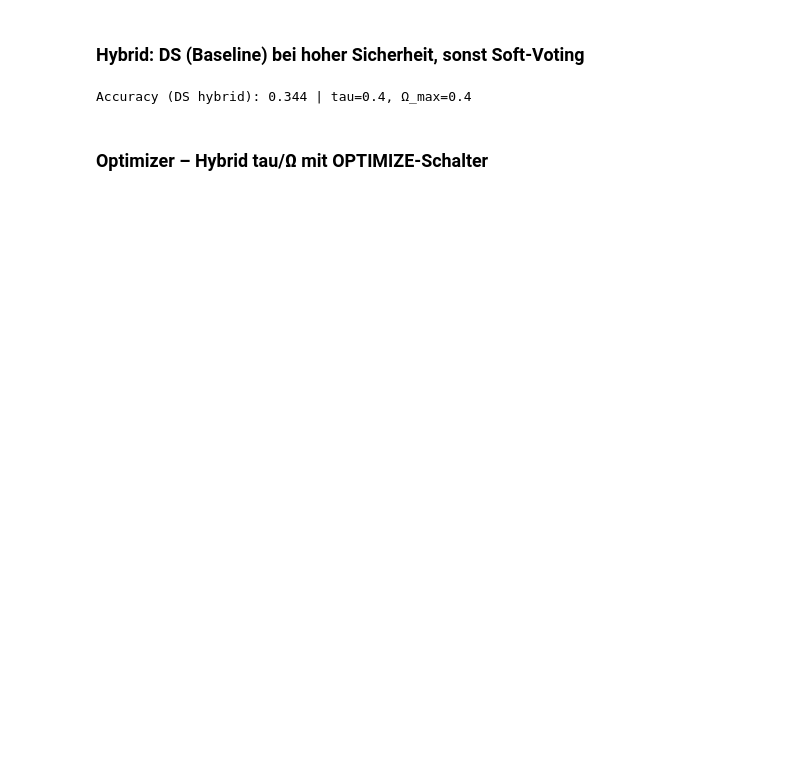
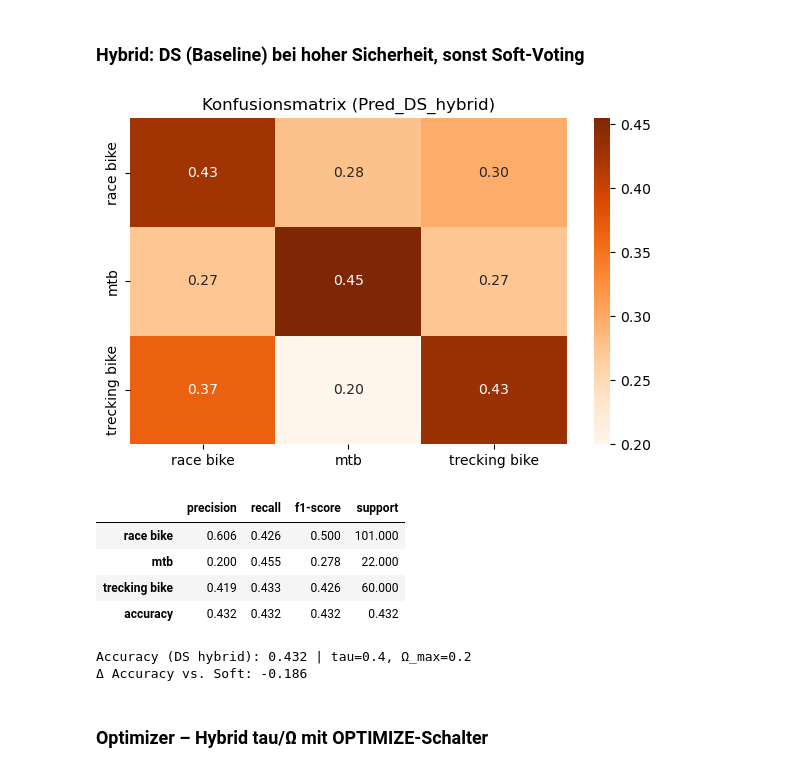
Before and after one commit to litithio/EVIDENCE_CBR, a Jupyter notebook: Assignment_Evidence_CBR.ipynb, the cells around one changed output. Cells and saved outputs as stored; diff of their text form; code cells hidden in the pictures; blank space fills up the shorter version.

```diff
--- a/Assignment_Evidence_CBR.ipynb
+++ b/Assignment_Evidence_CBR.ipynb
@@ -776,6 +776,9 @@ for _, row in data.iterrows():
     masses_tuned.append(combined)
 
 data['Pred_DS_tuned'] = preds_tuned
+# %%
+# Mapping: Index -> getunte MassFunction (für Hybrid)
+masses_tuned_map = {idx: m for idx, m in enumerate(masses_tuned) if m is not None}
 # %%
 # Vergleich vor/nach Tuning
 df_eval_t = data[data['Bike Type'].notna() & (data['Bike Type'] != '')].copy()
@@ -1069,27 +1108,51 @@ data['Pred_DS_soft_tuned']=pred_soft_tuned
 # %% [markdown]
 ### Hybrid: DS (Baseline) bei hoher Sicherheit, sonst Soft‑Voting
 # %%
-# Evaluation Soft tuned
-tau_singleton=0.40; omega_max=0.40
-label_map={'r':'race bike','m':'mtb','t':'trecking bike'}
-fallback_cols=[c for c in ['Pred_DS_soft_tuned','Pred_DS_soft','Pred_DS_soft_best'] if c in data.columns]
-fallback_col=fallback_cols[0] if fallback_cols else None
-if fallback_col is None:
-    raise RuntimeError('Kein Soft‑Voting Ergebnis gefunden.')
-preds_hybrid=[]
-for i,row in data.iterrows():
-    m=masses[i] if i<len(masses) else None
-    if m is None: preds_hybrid.append(row.get(fallback_col,None)); continue
-    singles={c:(m[c] if c in m else 0.0) for c in ['r','m','t']}
-    best_c,best_v=max(singles.items(), key=lambda kv: kv[1])
-    om_v=float(m[omega]) if omega in m else 0.0
-    preds_hybrid.append(label_map[best_c] if (best_v>=tau_singleton and om_v<=omega_max) else row.get(fallback_col,None))
-data['Pred_DS_hybrid']=preds_hybrid
-df_eval=data[data['Bike Type'].notna() & (data['Bike Type']!='')].copy()
-acc=float((df_eval['Pred_DS_hybrid']==df_eval['Bike Type']).mean())
-print(f'Accuracy (DS hybrid): {acc:.3f} | tau={tau_singleton}, Ω_max={omega_max}')
+# Hybrid: DS (getunte Massen) bei hoher Sicherheit, sonst Soft-Voting
+tau_singleton = 0.40
+omega_max = 0.20
+label_map = {'r':'race bike','m':'mtb','t':'trecking bike'}
+classes = ['r','m','t']
+
+if 'masses_tuned_map' not in globals():
+    raise RuntimeError('masses_tuned_map fehlt – bitte Tuning-Zelle erneut ausführen.')
+
+fallback_cols = [c for c in ['Pred_DS_soft_tuned','Pred_DS_soft','Pred_DS_soft_best'] if c in data.columns]
+if not fallback_cols:
+    raise RuntimeError('Kein Soft-Voting Ergebnis gefunden (Pred_DS_soft_tuned oder Pred_DS_soft).')
+fallback_col = fallback_cols[0]
+
+preds_hybrid = []
+for idx, row in data.iterrows():
+    m = masses_tuned_map.get(idx)
+    if m is None:
+        preds_hybrid.append(row.get(fallback_col, None))
+        continue
+    singles = {c: (m[c] if c in m else 0.0) for c in classes}
+    best_c, best_v = max(singles.items(), key=lambda kv: kv[1])
+    omega_val = float(m[omega]) if omega in m else 0.0
+    use_ds = (best_v >= tau_singleton) and (omega_val <= omega_max)
+    preds_hybrid.append(label_map[best_c] if use_ds else row.get(fallback_col, None))
+
+data['Pred_DS_hybrid'] = preds_hybrid
+
+df_eval = data[data['Bike Type'].notna() & (data['Bike Type'] != '')].copy()
+if df_eval.empty:
+    print('Keine gelabelten Daten für Hybrid-Auswertung verfügbar.')
+else:
+    hybrid_metrics = print_report('Pred_DS_hybrid', df_eval['Bike Type'], df_eval['Pred_DS_hybrid'], cmap='Oranges')
+    print(f"Accuracy (DS hybrid): {hybrid_metrics['accuracy']:.3f} | tau={tau_singleton}, Ω_max={omega_max}")
+    if 'soft_metrics_tuned' in globals():
+        print(f"Δ Accuracy vs. Soft: {hybrid_metrics['accuracy'] - soft_metrics_tuned['accuracy']:+.3f}")
 # %% [output]
+[figure, added]
+|  | precision | recall | f1-score | support |
+| race bike | 0.606 | 0.426 | 0.500 | 101.000 |
+| mtb | 0.200 | 0.455 | 0.278 | 22.000 |
+| trecking bike | 0.419 | 0.433 | 0.426 | 60.000 |
+| accuracy | 0.432 | 0.432 | 0.432 | 0.432 |
-Accuracy (DS hybrid): 0.344 | tau=0.4, Ω_max=0.4
+Accuracy (DS hybrid): 0.432 | tau=0.4, Ω_max=0.2
+Δ Accuracy vs. Soft: -0.186
 # %% [markdown]
 ### Optimizer – Hybrid tau/Ω mit OPTIMIZE‑Schalter
 # %%
```
Also changed, not shown: parts of 10 cells of this notebook, 2 other files.
